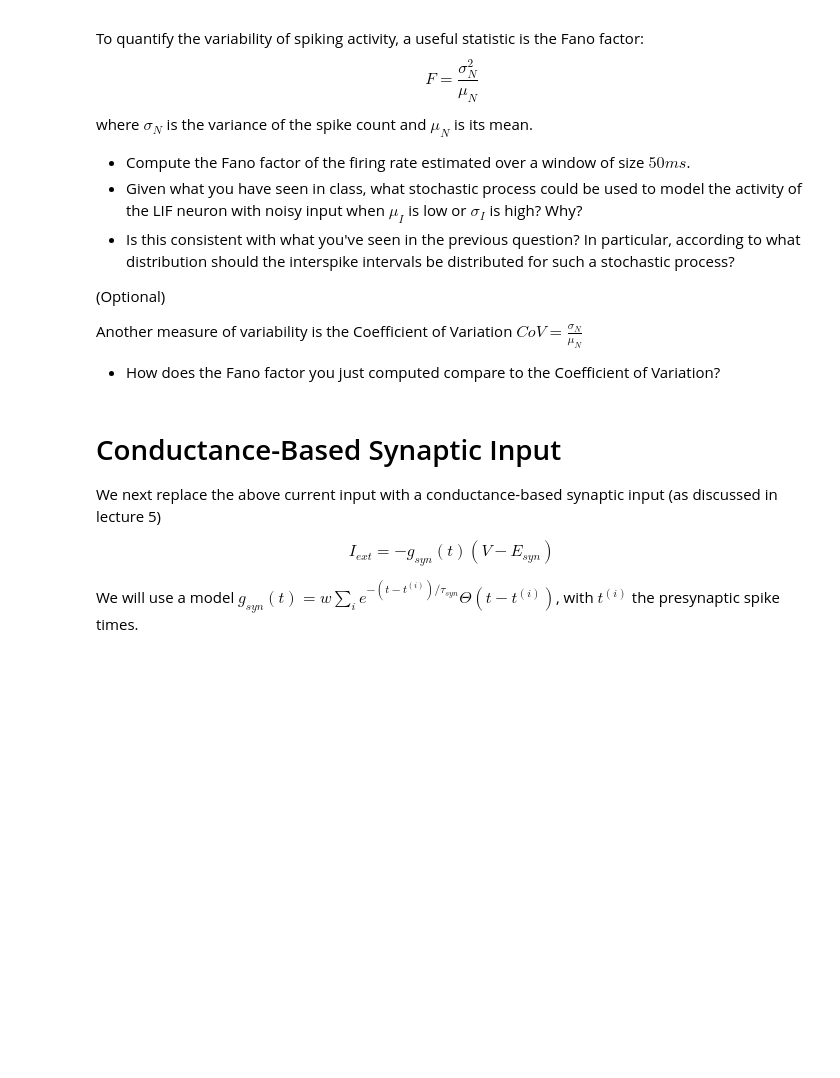
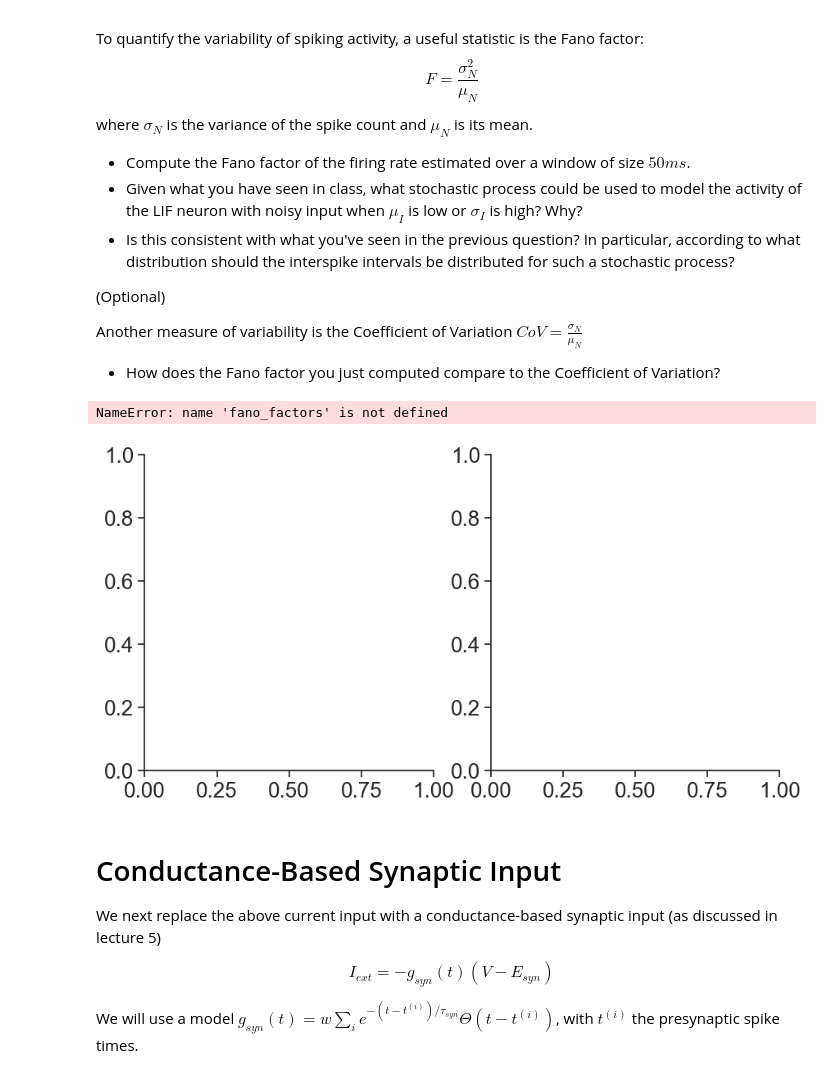
Before and after one commit to plaunezkiy/CNS, a Jupyter notebook: labs/CNS_Lab2_FiringStatistics.ipynb, the cells around one changed output. Drawn from its saved outputs; the diff is of its cells as text; code cells hidden in the pictures; blank space fills up the shorter version.

```diff
--- a/labs/CNS_Lab2_FiringStatistics.ipynb
+++ b/labs/CNS_Lab2_FiringStatistics.ipynb
@@ -355,19 +364,22 @@ Another measure of variability is the Coefficient of Variation $CoV = \frac{\sig
 # %%
 window = 50
 spike_counts = np.stack([np.histogram(spikes_t[i], np.arange(0, N_t*dt+dt, window))[0] for i in range(1, values*2)])
 ### Compute the Fano factor
-# fano_factors = ...
+fano_factors =
 
 fig, ax = plt.subplots(1, params, figsize = (5*params,5))
 
 ax[0].plot(sigma_Is[1:values], fano_factors[:values-1])
 ax[0].set_xlabel('$\sigma_I$'), ax[0].set_ylabel('Fano factor')
 
 ax[1].plot(mu_Is[values:], fano_factors[values-1:])
 ax[1].set_xlabel('$\mu_I$'), ax[0].set_ylabel('Fano factor')
 
 fig.tight_layout()
 plt.show()
+# %% [output]
+NameError: name 'fano_factors' is not defined
+[figure, added]
 # %% [markdown]
 # Conductance-Based Synaptic Input
 
```
Also changed, not shown: parts of 7 cells of this notebook.
